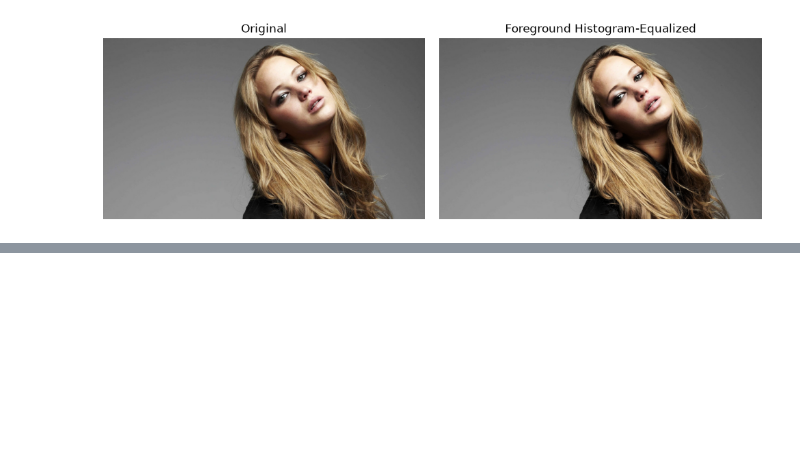
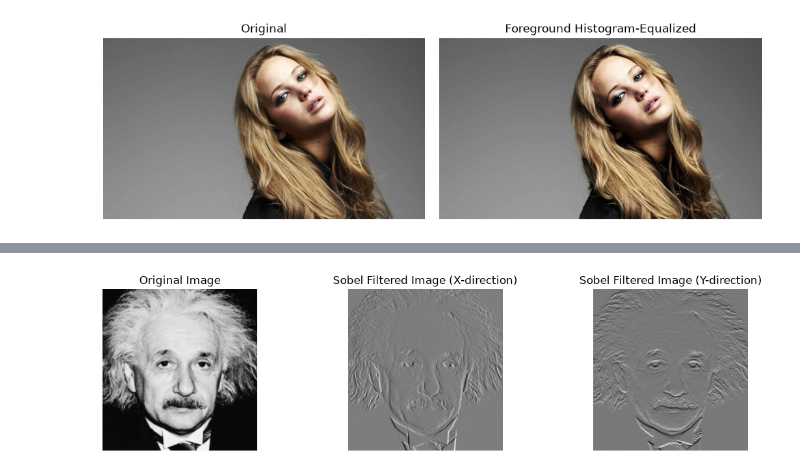
Before and after one commit to Januka-Sanujaya/EN3160_Assignment_01, a Jupyter notebook: EN3160_A01.ipynb, the cells around one changed output, grey strips where cells are left out. Drawn from its saved outputs; the diff is of its cells as text; code cells hidden in the pictures; blank space fills up the shorter version.

Commit message:
Q7 Sobel Filtering

```diff
--- a/EN3160_A01.ipynb
+++ b/EN3160_A01.ipynb
@@ -365,0 +368,88 @@ plt.show()
+# %%
+img = cv.imread("images/q7.jpeg", cv.IMREAD_GRAYSCALE)
+assert img is not None, "Image not found or unable to open."
+
+sobel_x = np.array([[1, 0, -1],
+                     [2, 0, -2],
+                     [1, 0, -1]])
+sobel_y = np.array([[ 1,  2,  1],
+                     [ 0,  0,  0],
+                     [-1, -2, -1]])
+
+# (a) Using cv.filter2D
+sobel_x_filtered = cv.filter2D(img, cv.CV_64F, sobel_x)
+sobel_y_filtered = cv.filter2D(img, cv.CV_64F, sobel_y)
+
+fig, ax = plt.subplots(1, 3, figsize=(12, 3))
+ax[0].imshow(img, cmap='gray')
+ax[0].set_title('Original Image')
+ax[0].axis('off')
+ax[1].imshow(sobel_x_filtered, cmap='gray')
+ax[1].set_title('Sobel Filtered Image (X-direction)')
+ax[1].axis('off')
+ax[2].imshow(sobel_y_filtered, cmap='gray')
+ax[2].set_title('Sobel Filtered Image (Y-direction)')
+ax[2].axis('off')
+plt.tight_layout()
+plt.show()
+
+# (b) Your own code to Sobel filter the image
+def apply_filter(image, filt):
+    rows, columns = np.shape(image)
+    filtered_image = np.zeros(shape=(rows, columns))
+
+    for i in range(rows - 2):
+        for j in range(columns - 2):
+            value = np.sum(np.multiply(filt, image[i:i + 3, j:j + 3]))
+            filtered_image[i + 1, j + 1] = value
+
+    return filtered_image
+
+sobel_x_filtered_manual = apply_filter(img, sobel_x)
+sobel_y_filtered_manual = apply_filter(img, sobel_y)
+
+fig, ax = plt.subplots(1, 2, figsize=(6, 3))
+ax[0].imshow(sobel_x_filtered_manual, cmap='gray')
+ax[0].set_title('Sobel X (Using custom function)')
+ax[0].axis("off")
+ax[1].imshow(sobel_y_filtered_manual, cmap='gray')
+ax[1].set_title('Sobel Y (Using custom function)')
+ax[1].axis("off")
+plt.tight_layout()
+plt.show()
+
+# (c) Separable Sobel filters
+# Sobel X separated: [1 0 -1; 2 0 -2; 1 0 -1] = [1;2;1] * [1 0 -1]
+sobel_x_vertical = np.array([[1], [2], [1]])
+sobel_x_horizontal = np.array([[1, 0, -1]])
+
+# Sobel Y separated: [1 2 1; 0 0 0; -1 -2 -1] = [1;0;-1] * [1 2 1]
+sobel_y_vertical = np.array([[1], [0], [-1]])
+sobel_y_horizontal = np.array([[1, 2, 1]])
+
+x_mid = cv.filter2D(img, cv.CV_64F, sobel_x_horizontal)
+x_filtered_image = cv.filter2D(x_mid, cv.CV_64F, sobel_x_vertical)
+
+y_mid = cv.filter2D(img, cv.CV_64F, sobel_y_vertical)
+y_filtered_image = cv.filter2D(y_mid, cv.CV_64F, sobel_y_horizontal)
+
+fig, ax = plt.subplots(1, 4, figsize=(12, 3))
+ax[0].imshow(x_mid, cmap='gray')
+ax[0].set_title('After Horizontal Sobel X Filter')
+ax[0].axis("off")
+
+ax[1].imshow(x_filtered_image, cmap='gray')
+ax[1].set_title('After Vertical Sobel X Filter')
+ax[1].axis("off")
+
+ax[2].imshow(y_mid, cmap='gray')
+ax[2].set_title('After Vertical Sobel Y Filter')
+ax[2].axis('off')
+
+ax[3].imshow(y_filtered_image, cmap='gray')
+ax[3].set_title('After Horizontal Sobel Y Filter')
+ax[3].axis('off')
+plt.tight_layout()
+plt.show()
+# %% [output]
+[figure, added]
```
Also changed, not shown: parts of 2 cells of this notebook.
